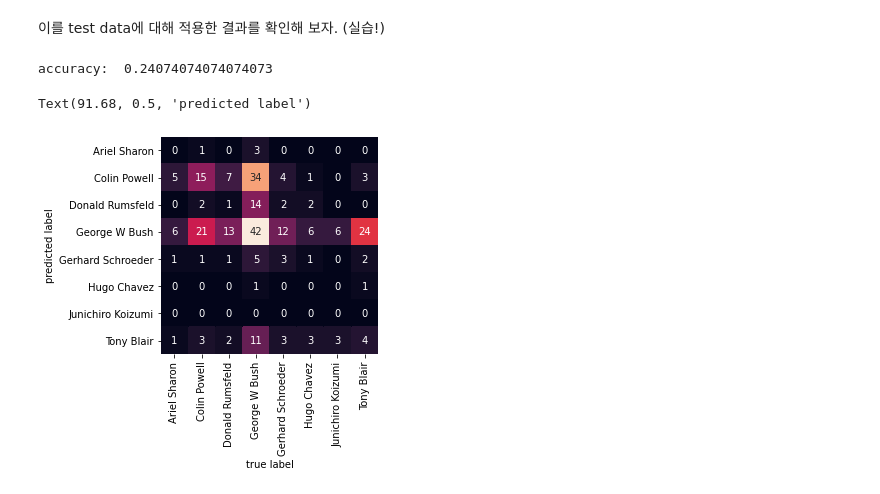
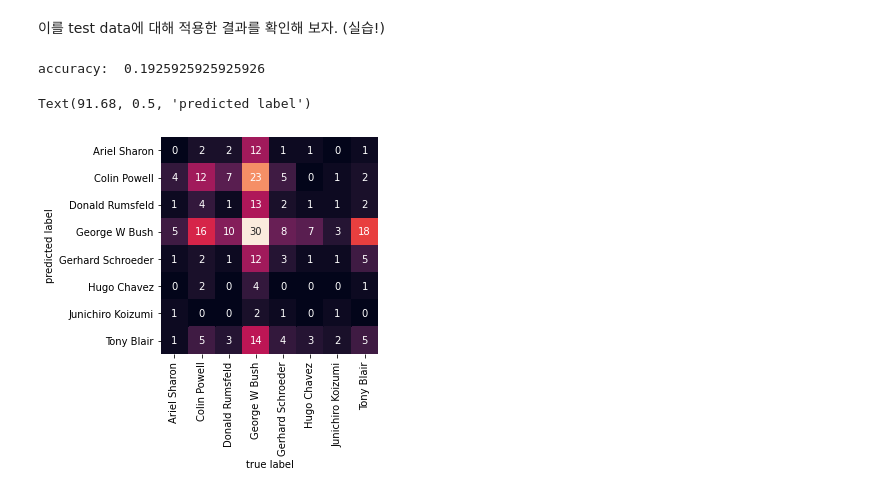
Before and after one commit to girlwcode/2021DataYouthCampus, a Jupyter notebook: Week2/4_Support_Vector_Machine.ipynb, the cells around one changed output. Cells and saved outputs as stored; diff of their text form; code cells hidden in the pictures.

```diff
--- a/Week2/4_Support_Vector_Machine.ipynb
+++ b/Week2/4_Support_Vector_Machine.ipynb
@@ -346,16 +346,19 @@ GridSearchCV(cv=4, error_score=nan,
 이를 test data에 대해 적용한 결과를 확인해 보자. (실습!)
 # %%
 # TODO: GridSearchCV로 찾은 조합의 모델로 accuracy와 confusion matrix 그리기
+#'C': 1000, 'gamma': 1e-05}
+svm_pca = SVC(kernel='rbf', class_weight='balanced',C=svm_grid.best_params_["C"],gamma=svm_grid.best_params_["gamma"] )
+svm_pca.fit(x_pca_train, y_train)
 pred_pca_grid_test = svm_pca.predict(x_pca_test)
 
 print("accuracy: ", accuracy_score(y_test, pred_pca_grid_test))
 mat = confusion_matrix(y_test, pred_pca_grid_test)
 sns.heatmap(mat.T, square=True, annot=True, fmt='d', cbar=False,
             xticklabels=faces.target_names,
             yticklabels=faces.target_names)
 plt.xlabel('true label')
 plt.ylabel('predicted label')
 # %% [output]
-accuracy:  0.24074074074074073
+accuracy:  0.1925925925925926
 Text(91.68, 0.5, 'predicted label')
-[figure, old version]
+[figure, new version]
```
